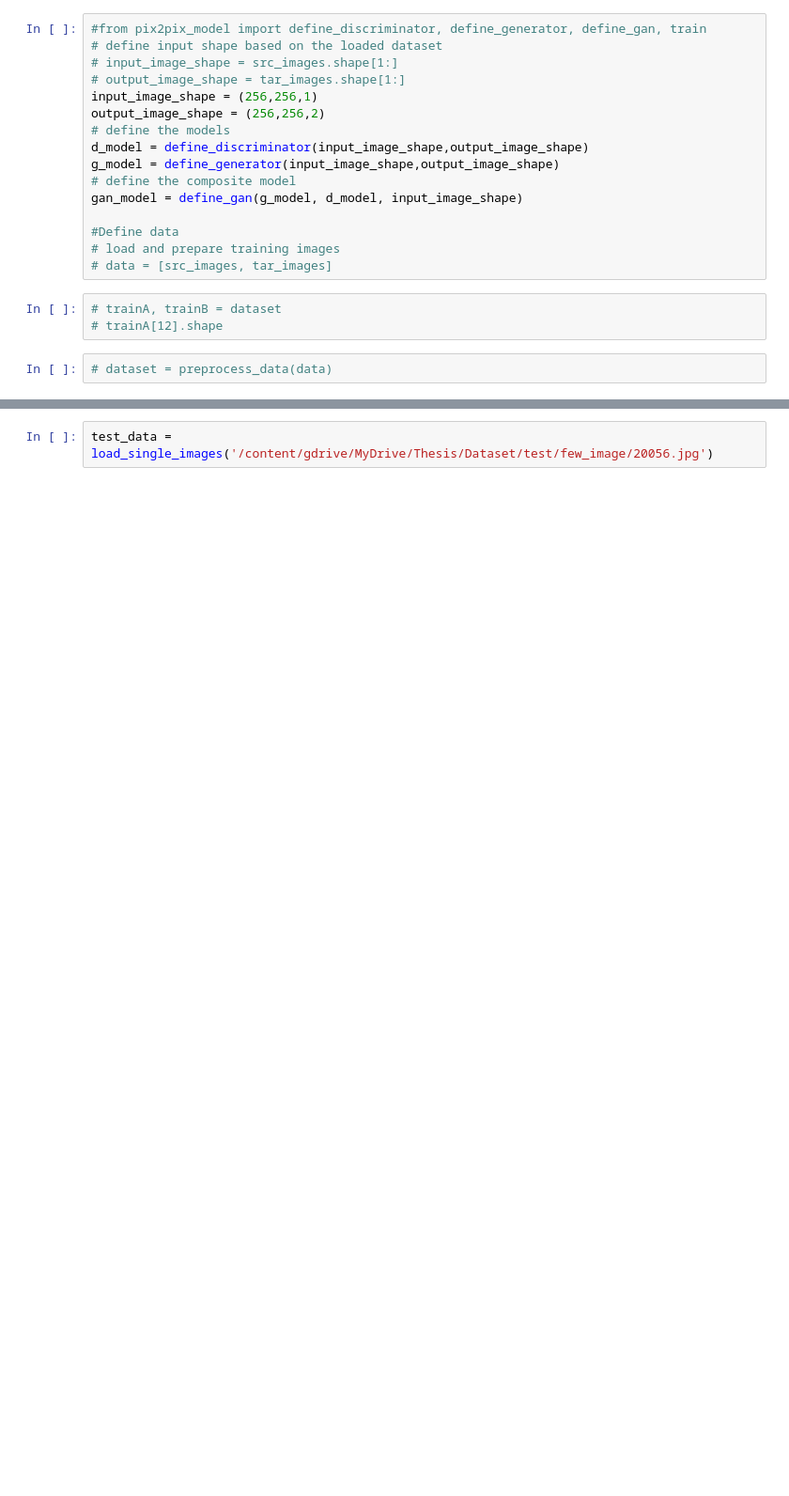
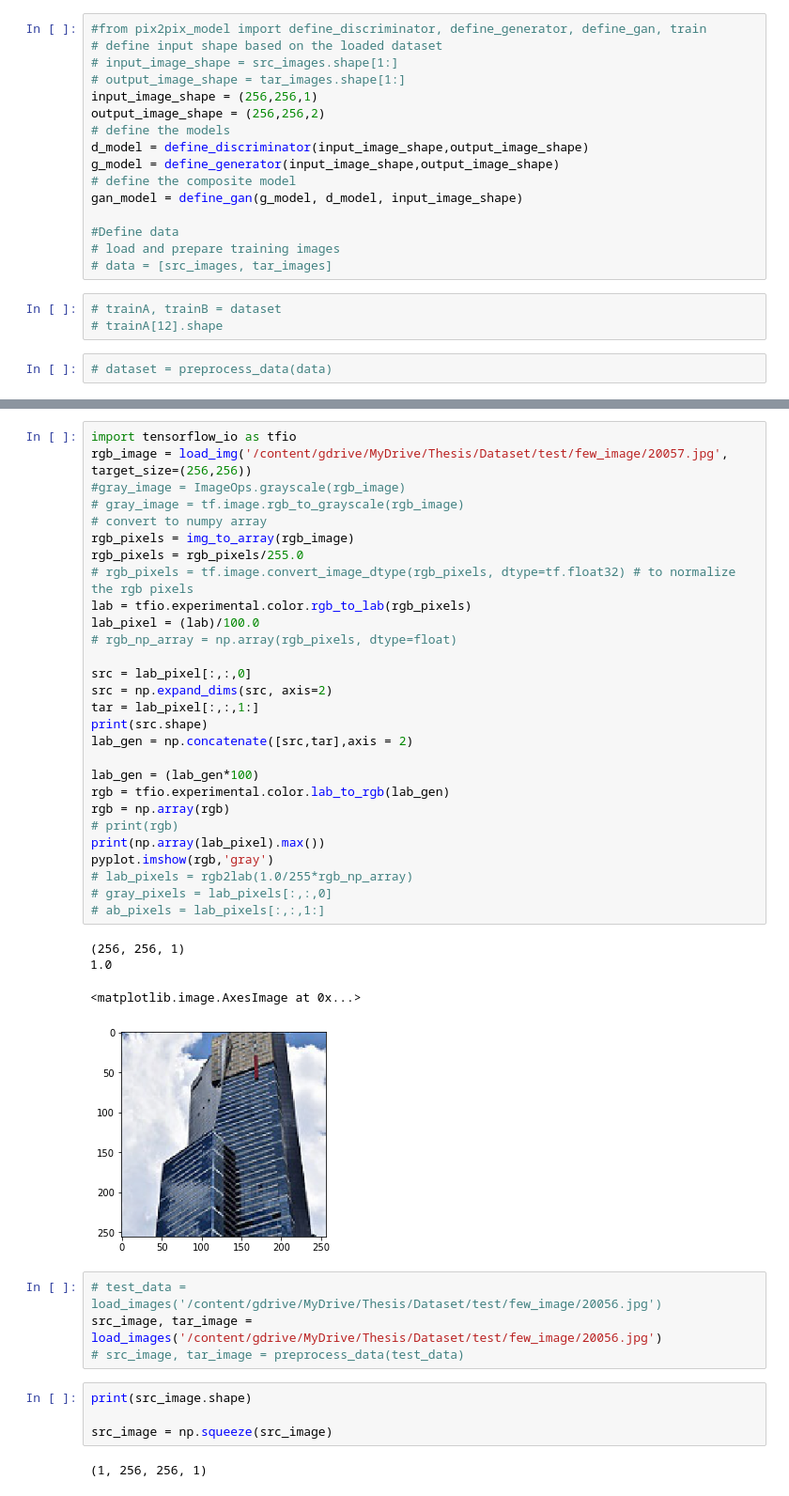
Before and after one commit to Tuna543/image_colorization, a Jupyter notebook: pix2pix_image_colorization_on_Lab_for_larger_dataset.ipynb, the cells around one changed output, grey strips where cells are left out. Shown: that part at 94% size. Drawn from its saved outputs; the diff is of its cells as text; blank space fills up the shorter version.

```diff
--- a/pix2pix_image_colorization_on_Lab_for_larger_dataset.ipynb
+++ b/pix2pix_image_colorization_on_Lab_for_larger_dataset.ipynb
@@ -442,2 +524,43 @@ def load_single_images(path, size=(256,256)):
+# %%
+import tensorflow_io as tfio
+rgb_image = load_img('/content/gdrive/MyDrive/Thesis/Dataset/test/few_image/20057.jpg', target_size=(256,256))
+#gray_image = ImageOps.grayscale(rgb_image)
+# gray_image = tf.image.rgb_to_grayscale(rgb_image)
+# convert to numpy array
+rgb_pixels = img_to_array(rgb_image)
+rgb_pixels = rgb_pixels/255.0
+# rgb_pixels = tf.image.convert_image_dtype(rgb_pixels, dtype=tf.float32) # to normalize the rgb pixels
+lab = tfio.experimental.color.rgb_to_lab(rgb_pixels)
+lab_pixel = (lab)/100.0
+# rgb_np_array = np.array(rgb_pixels, dtype=float)
+
+src = lab_pixel[:,:,0]
+src = np.expand_dims(src, axis=2)
+tar = lab_pixel[:,:,1:]
+print(src.shape)
+lab_gen = np.concatenate([src,tar],axis = 2)
+
+lab_gen = (lab_gen*100)
+rgb = tfio.experimental.color.lab_to_rgb(lab_gen)
+rgb = np.array(rgb)
+# print(rgb)
+print(np.array(lab_pixel).max())
+pyplot.imshow(rgb,'gray')
+# lab_pixels = rgb2lab(1.0/255*rgb_np_array)
+# gray_pixels = lab_pixels[:,:,0]
+# ab_pixels = lab_pixels[:,:,1:]
+# %% [output]
+(256, 256, 1)
+1.0
+<matplotlib.image.AxesImage at 0x...>
+[figure, added]
 # %%
-test_data = load_single_images('/content/gdrive/MyDrive/Thesis/Dataset/test/few_image/20056.jpg')
+# test_data = load_images('/content/gdrive/MyDrive/Thesis/Dataset/test/few_image/20056.jpg')
+src_image, tar_image = load_images('/content/gdrive/MyDrive/Thesis/Dataset/test/few_image/20056.jpg')
+# src_image, tar_image = preprocess_data(test_data)
+# %%
+print(src_image.shape)
+
+src_image = np.squeeze(src_image)
+# %% [output]
+(1, 256, 256, 1)
```
Also changed, not shown: parts of 25 cells of this notebook.
